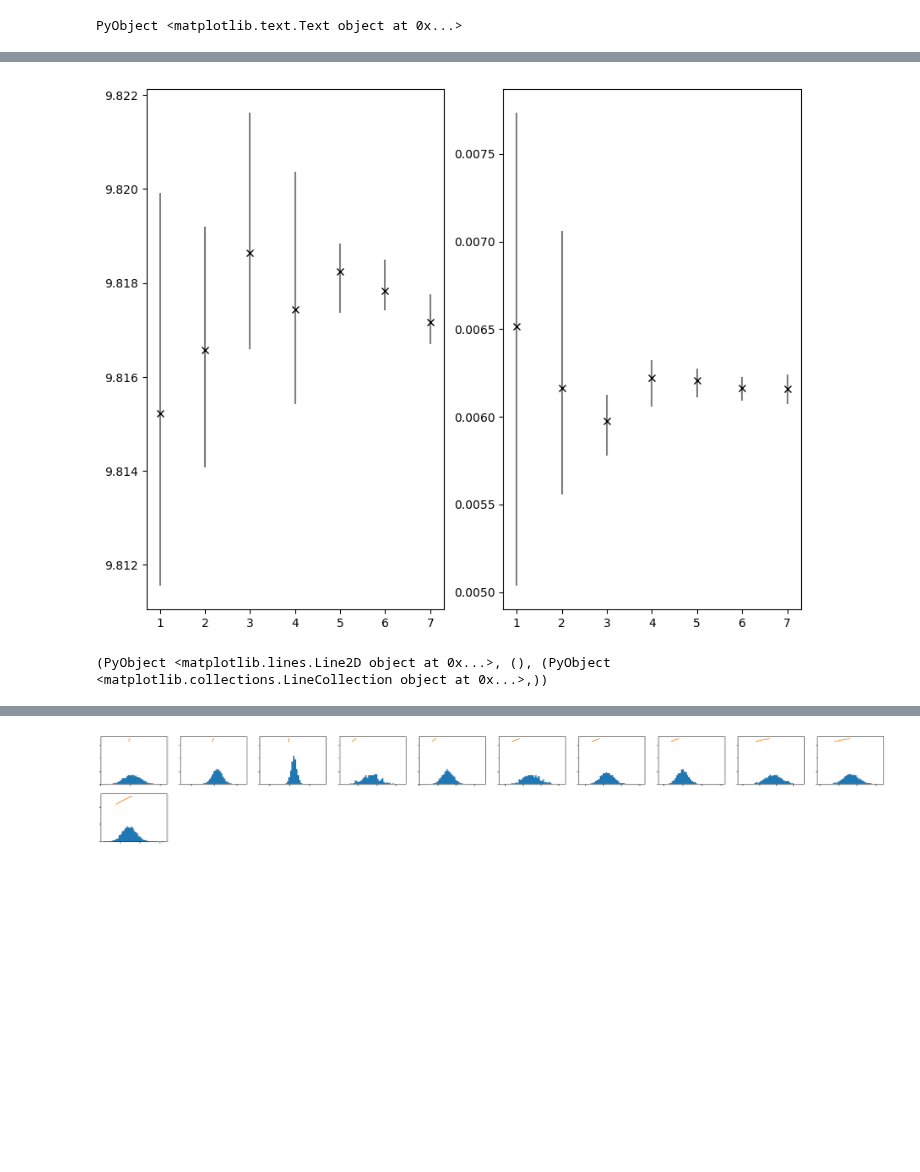
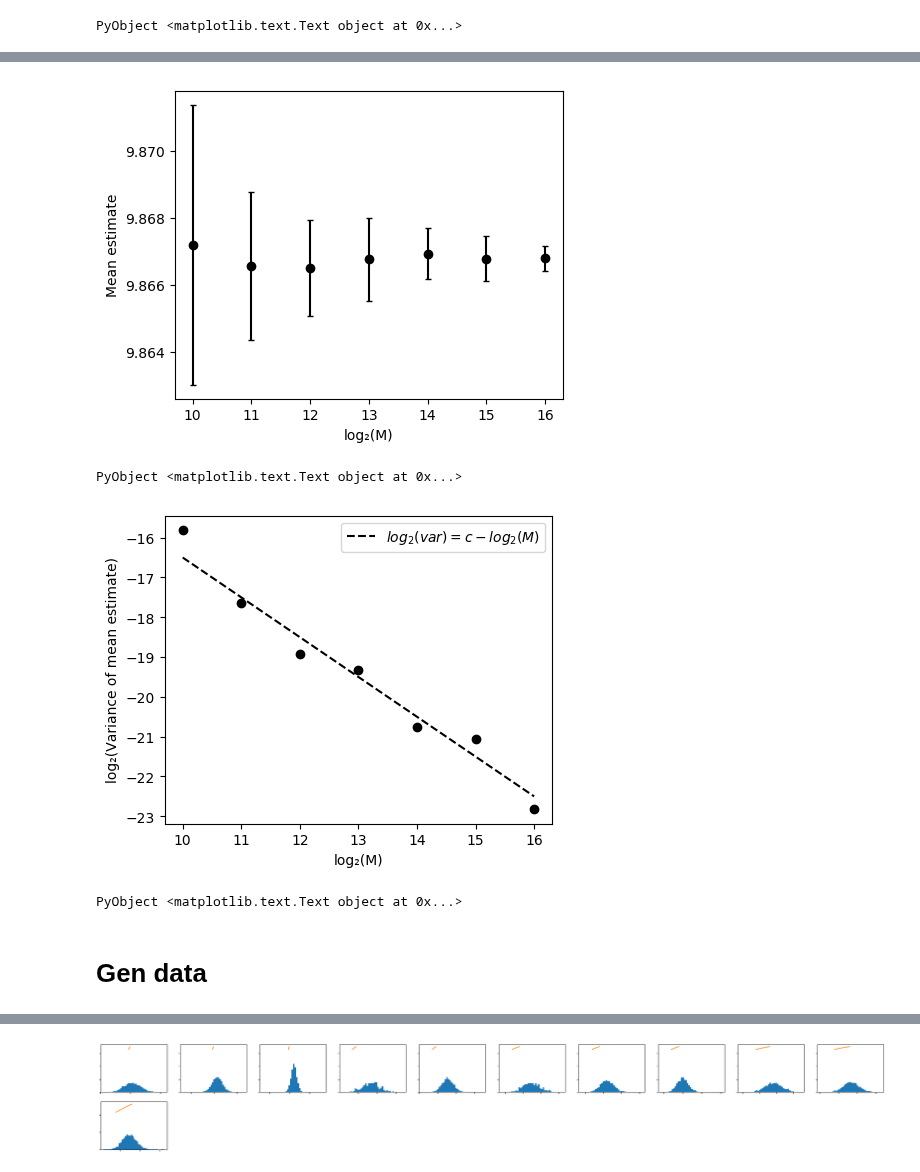
Before and after one commit to matthieubulte/smc, a Jupyter notebook: code/Results.ipynb, the cells around one changed output, grey strips where cells are left out. Saved outputs shown, nothing was run; the diff lists cells and outputs as text; code cells hidden in the pictures; blank space fills up the shorter version.

```diff
--- a/code/Results.ipynb
+++ b/code/Results.ipynb
@@ -400,35 +346,65 @@ mkplotprogress (generic function with 1 method)
 # %%
-means = zeros(7,5)
-vars = zeros(7,5)
+means = zeros(7,40)
+vars = zeros(7,40)
 
 j = 1
-for N in [1000, 2000, 5000, 10_000, 25_000, 50_000, 75_000]
-    for i = 1:5
-        data = readdlm("results/11-05-2018/N_$(N)_kid_1_MCMC_5/$i")
+for lN in 10:15
+    N  = 2^lN
+    for i = 1:40
+        data = readdlm("results/16-05-2018/N_$(N)_kid_1_MCMC_5/$i")
 
         means[j,i] = vecdot(data[1,:], data[2,:])
         vars[j,i] = vecdot(data[1,:], (data[2,:] - means[j,i]).^2)
     end
     j += 1
 end
+
+for lN in [16]
+    N  = 2^lN
+    for i = 1:20
+        data = readdlm("results/16-05-2018/N_$(N)_kid_1_MCMC_5/$i")
+
+        means[j,i] = vecdot(data[1,:], data[2,:])
+        vars[j,i] = vecdot(data[1,:], (data[2,:] - means[j,i]).^2)
+
+        means[j,i+20] = vecdot(data[1,:], data[2,:])
+        vars[j,i+20] = vecdot(data[1,:], (data[2,:] - means[j,i+20]).^2)
+    end
+    j += 1
+end
 # %%
-PyPlot.rc("figure", figsize=(10,8))
+using PyPlot
+
+PyPlot.rc("figure", figsize=(5,4))
 
 m = mean(means,2)[:]
 ma = maximum(means,2)[:]
 mi = minimum(means,2)[:]
 
-subplot(1,2,1)
-errorbar(collect(1:7), m, yerr=[m-mi,ma-m],fmt="x", c="black", ecolor="grey")
+
 
 v = mean(vars,2)[:]
 va = maximum(vars,2)[:]
 vi = minimum(vars,2)[:]
 
-
-subplot(1,2,2)
-errorbar(collect(1:7), v, yerr=[v-vi,va-v],fmt="x", c="black", ecolor="grey")
+NS = 2.^(10:16);
-# %% [output]
-[figure, removed]
-(PyObject <matplotlib.lines.Line2D object at 0x...>, (), (PyObject <matplotlib.collections.LineCollection object at 0x...>,))
+# %%
+errorbar(log2.(NS), m, yerr=std(means,2),fmt="o", c="black", ecolor="black", capsize=2)
+xlabel("log₂(M)")
+ylabel("Mean estimate")
+# %% [output]
+[figure, added]
+PyObject <matplotlib.text.Text object at 0x...>
+# %%
+scatter(log2.(NS), log2.(var(means,2)), c="black",)
+plot(log2.(NS), -6.5 - log2.(NS), c="black", linestyle="--",label=L"log_2(var) = c - log_2(M)")
+
+legend()
+xlabel("log₂(M)")
+ylabel("log₂(Variance of mean estimate)")
+# %% [output]
+[figure, added]
+PyObject <matplotlib.text.Text object at 0x...>
+# %% [markdown]
+# Gen data
 # %%
```
Also changed, not shown: parts of 17 cells of this notebook, 11 other files.
